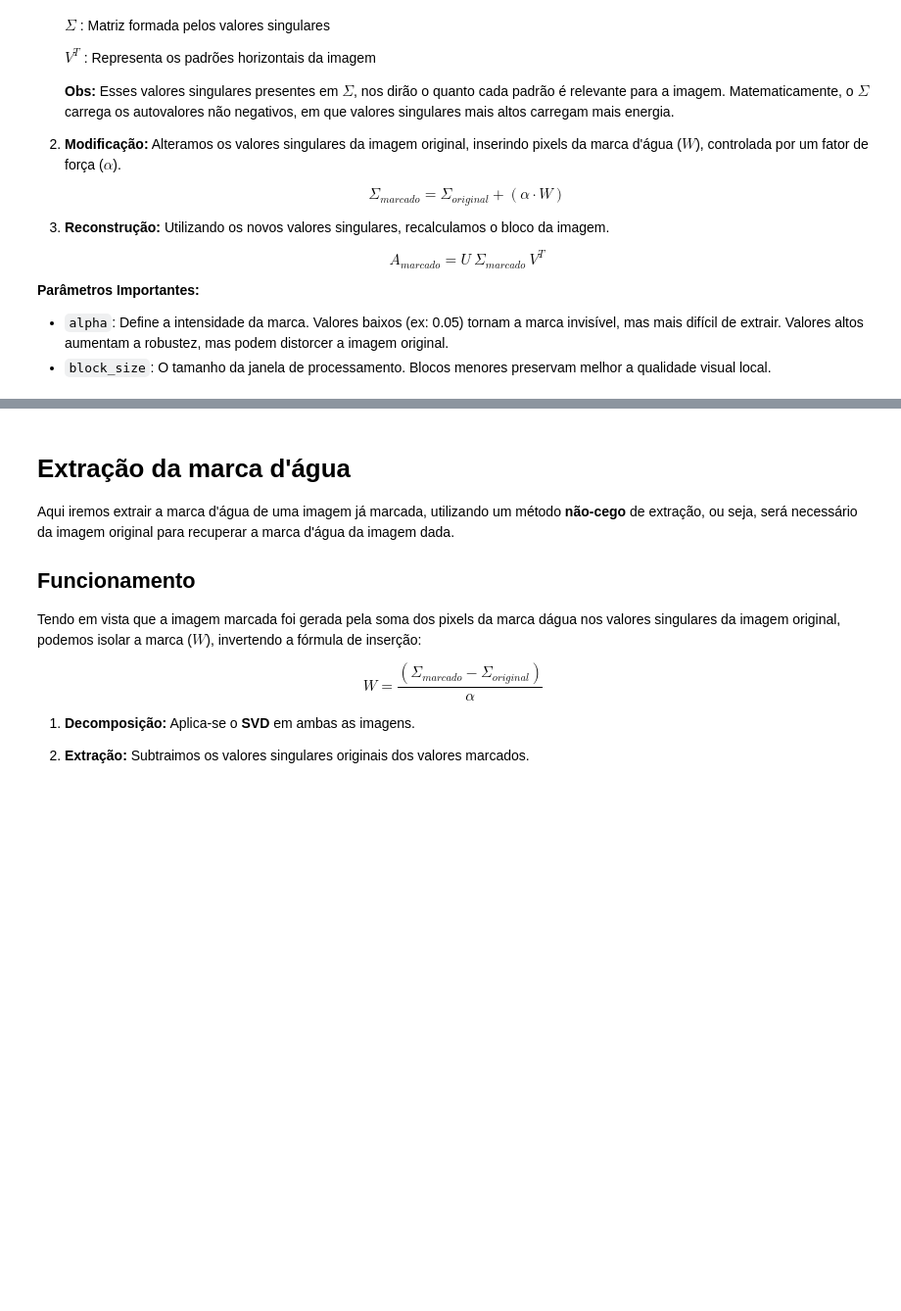
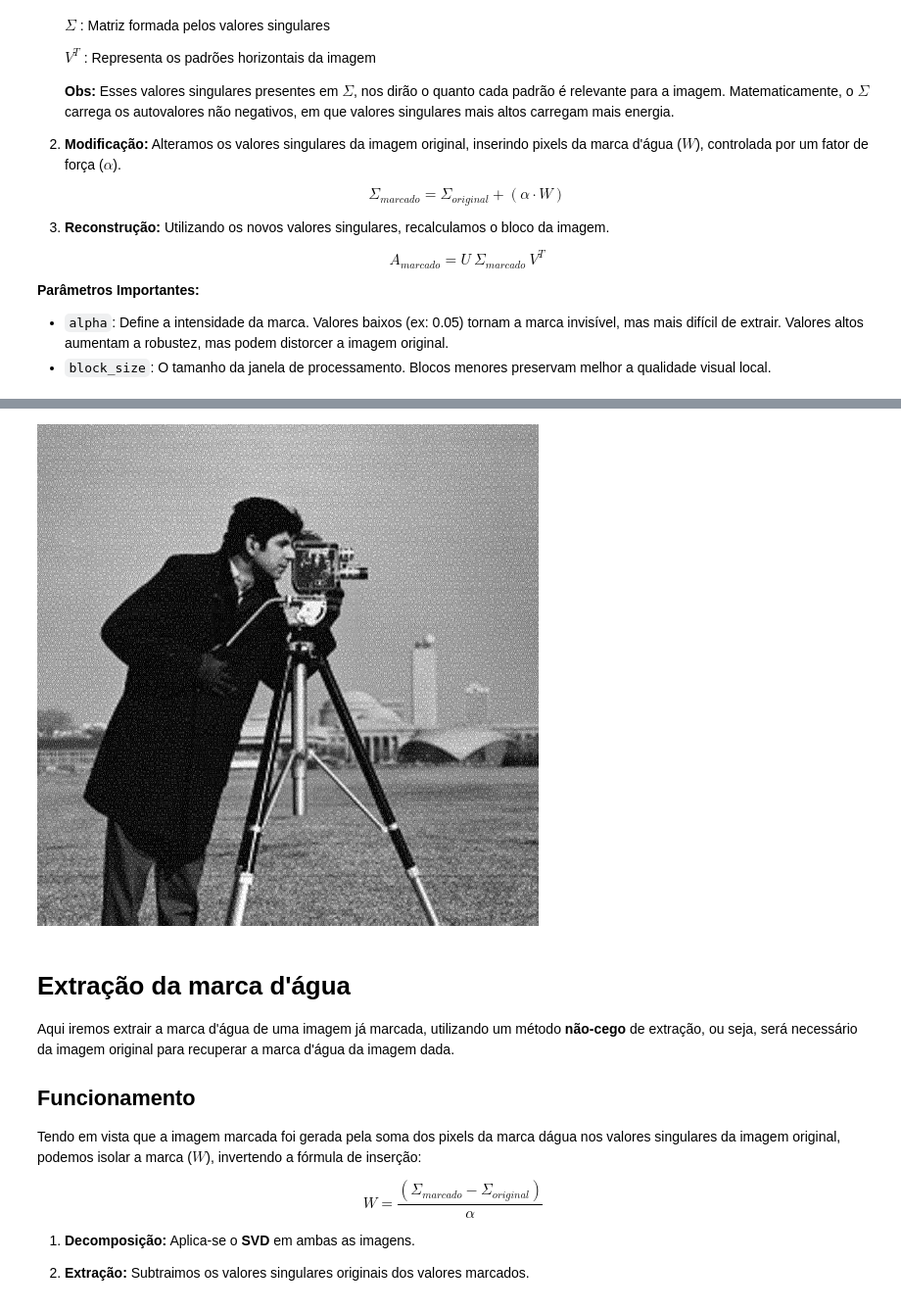
Before and after one commit to JuanHPassos/svd-watermarking, a Jupyter notebook: svd_watermarking.ipynb, the cells around one changed output, grey strips where cells are left out. Shown at 98% size. Cells and saved outputs as stored; diff of their text form; code cells hidden in the pictures; blank space fills up the shorter version.

Commit message:
fix: ajuste logica insercao marca

```diff
--- a/svd_watermarking.ipynb
+++ b/svd_watermarking.ipynb
@@ -176,0 +150,99 @@ Embedding em blocos concluído.
+# %%
+import numpy as np
+import cv2
+from google.colab.patches import cv2_imshow
+
+def embed_svd(host_image, watermark_image, alpha, block_size=8):
+    """
+    Embute uma marca d'água modificando o maior valor singular de cada bloco da imagem hospedeira.
+
+    Mapeamento:
+    - O pixel (i, j) da marca d'água é embutido no bloco (i, j) da imagem hospedeira.
+    - Fórmula: S_bloco[0] = S_bloco[0] + (alpha * pixel_marca)
+    """
+
+    # 1. Validações de dimensão
+    h_rows, h_cols = host_image.shape
+    w_rows, w_cols = watermark_image.shape
+
+    if h_rows % block_size != 0 or h_cols % block_size != 0:
+        raise ValueError("A imagem hospedeira deve ser divisível pelo tamanho do bloco.")
+
+    expected_w_rows = h_rows // block_size
+    expected_w_cols = h_cols // block_size
+
+    if w_rows != expected_w_rows or w_cols != expected_w_cols:
+        # Redimensiona a marca se não bater com a grade de blocos (segurança)
+        print(f"Aviso: Redimensionando marca de {w_rows}x{w_cols} para {expected_w_rows}x{expected_w_cols}")
+        watermark_image = cv2.resize(watermark_image, (expected_w_cols, expected_w_rows))
+
+    print(f"Iniciando embedding: Host {host_image.shape} | Marca {watermark_image.shape} | Blocos {block_size}x{block_size}")
+
+    # Converter para float
+    host_f = host_image.astype(np.float32)
+    watermark_f = watermark_image.astype(np.float32)
+
+    watermarked_image = np.copy(host_f)
+
+    # 2. Iterar sobre a grade de blocos
+    # i e j representam os índices da MARCA (0 a 63)
+    # r e c representam os índices de pixel da HOSPEDEIRA (0 a 512)
+    for i in range(watermark_image.shape[0]):
+        for j in range(watermark_image.shape[1]):
+
+            # Coordenadas do bloco na imagem hospedeira
+            r = i * block_size
+            c = j * block_size
+            r_end = r + block_size
+            c_end = c + block_size
+
+            # Extrair o bloco
+            block = host_f[r:r_end, c:c_end]
+
+            # Aplicar SVD no bloco
+            # U: Matriz unitária esquerda
+            # S: Vetor de valores singulares (diagonal)
+            # Vt: Transposta da matriz unitária direita
+            try:
+                U, S, Vt = np.linalg.svd(block)
+            except np.linalg.LinAlgError:
+                continue
+
+            # Pegamos o pixel correspondente na marca d'água
+            w_val = watermark_f[i, j]
+
+            # Modificamos APENAS o maior valor singular (o primeiro, S[0])
+            # Fórmula: D = S + alpha * w
+            S[0] = S[0] + (alpha * w_val)
+
+            # Reconstruir o bloco diagonal S como matriz
+            # np.linalg.svd retorna S como vetor 1D, precisamos converter para matriz diagonal
+            S_matrix = np.zeros((block_size, block_size))
+            np.fill_diagonal(S_matrix, S)
+
+            # Reconstruir o bloco da imagem: Block' = U * S' * Vt
+            block_marked = U @ S_matrix @ Vt
+
+            # Inserir de volta na imagem final
+            watermarked_image[r:r_end, c:c_end] = block_marked
+
+    # Clip para garantir intervalo 0-255 e converter para uint8
+    watermarked_image = np.clip(watermarked_image, 0, 255).astype(np.uint8)
+
+    return watermarked_image
+
+# Exemplo de uso
+
+# Fator de força da marca d'água.
+# Valores maiores = mais robusto, mas mais visível.
+# Valores menores = menos visível, mas menos robusto.
+ALPHA = 0.5
+
+
+# 2. Embutir a marca d'água
+watermarked_image = embed_svd(host, watermark, ALPHA)
+
+# Exibir imagem com a marca d'água
+print('3 - Imagem com Marca d\'água')
+cv2_imshow(watermarked_image)
+# %% [output]
@@ -177,3 +252,4 @@ Embedding em blocos concluído.
+[figure, added]
 # %% [markdown]
 # Extração da marca d'água
 Aqui iremos extrair a marca d'água de uma imagem já marcada, utilizando um método **não-cego** de extração, ou seja, será necessário da imagem original para recuperar a marca d'água da imagem dada.
```
Also changed, not shown: parts of 6 cells of this notebook, 3 other files.
